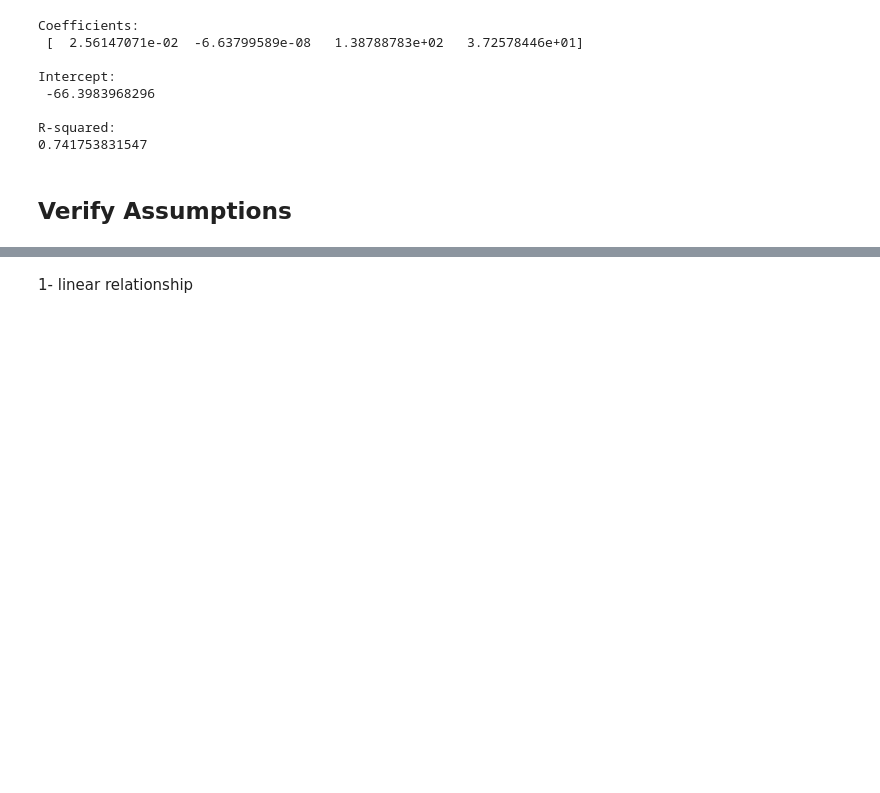
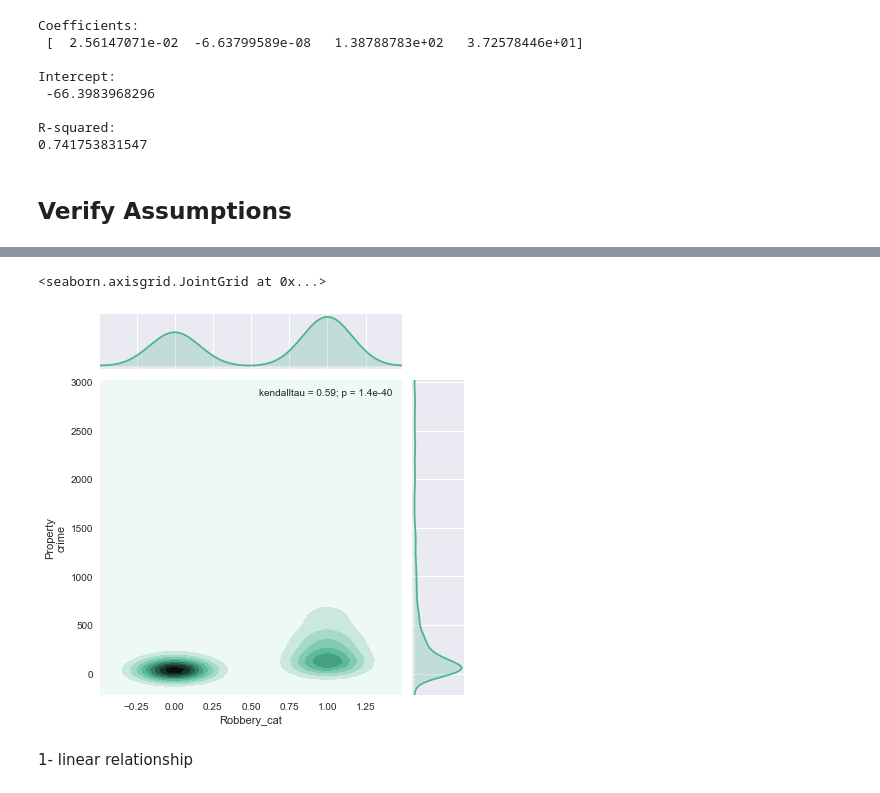
Before and after one commit to mguemon/Thinkful-, a Jupyter notebook: Challenge_LinearRegression.ipynb, the cells around one changed output, grey strips where cells are left out. Saved outputs shown, nothing was run; the diff lists cells and outputs as text; code cells hidden in the pictures; blank space fills up the shorter version.

```diff
--- a/Challenge_LinearRegression.ipynb
+++ b/Challenge_LinearRegression.ipynb
@@ -258,3 +264,8 @@ R-squared:
+# %%
+sns.jointplot(X['Robbery_cat'], Y, kind="kde", stat_func=kendalltau, color="#4CB391")
+# %% [output]
+<seaborn.axisgrid.JointGrid at 0x...>
+[figure, added]
 # %% [markdown]
 1- linear relationship
 # %%
```
Also changed, not shown: parts of 3 cells of this notebook.
